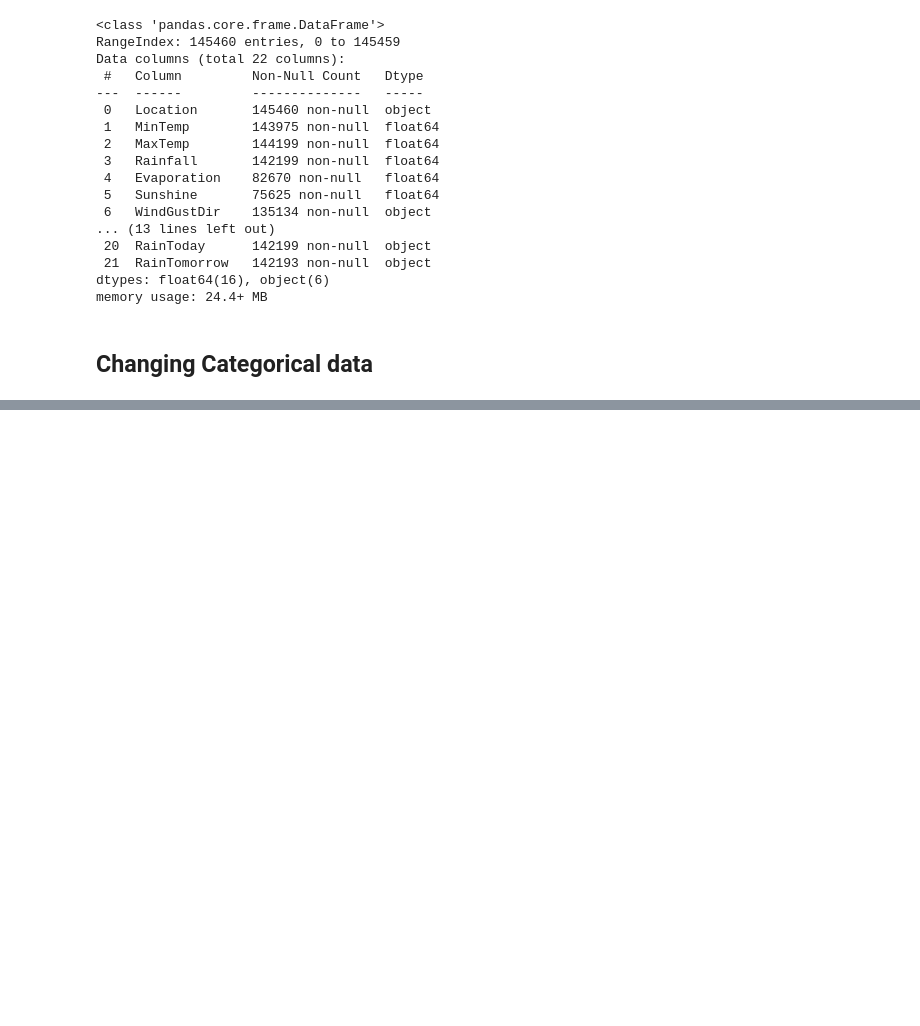
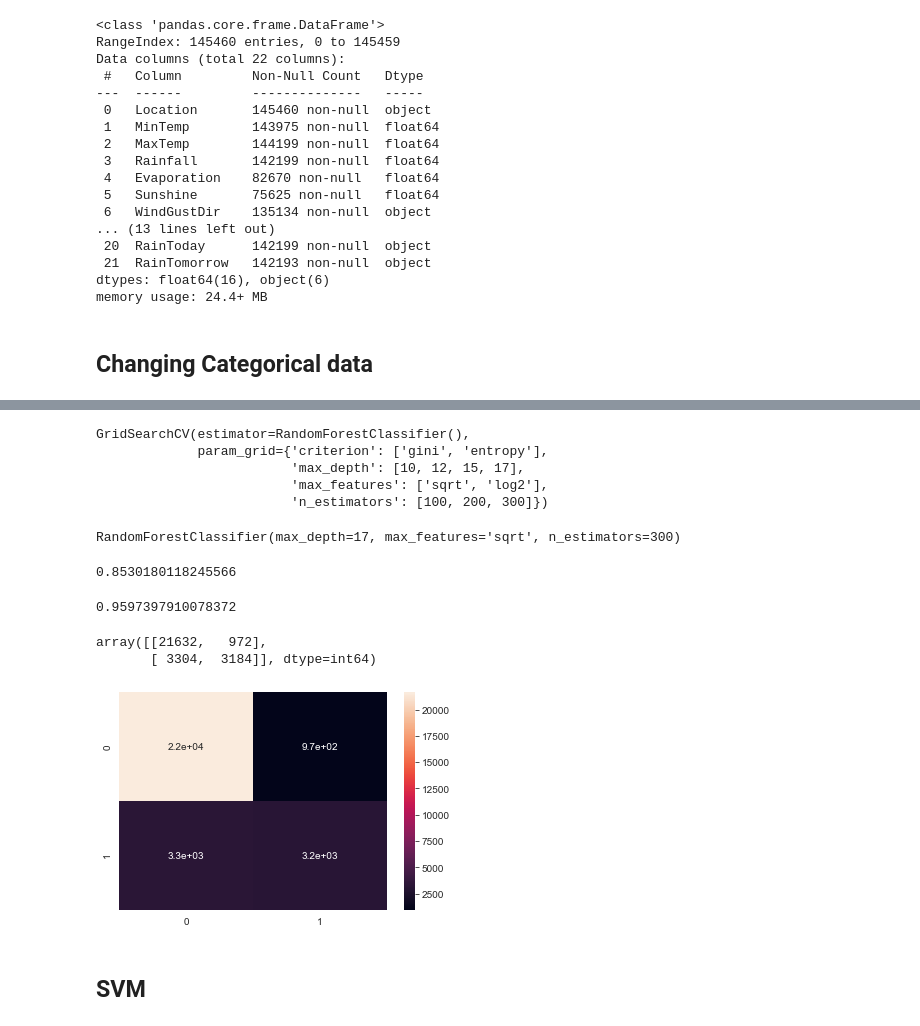
Before and after one commit to goyalanant/Rainfall_detection, a Jupyter notebook: analysis_notebook.ipynb, the cells around one changed output, grey strips where cells are left out. Drawn from its saved outputs; the diff is of its cells as text; code cells hidden in the pictures; blank space fills up the shorter version.

```diff
--- a/analysis_notebook.ipynb
+++ b/analysis_notebook.ipynb
@@ -103,0 +170,4 @@ memory usage: 21.1 MB
+# %%
+grid = {'n_neighbors' : [20],'weights' : ['distance','uniform']}
+abc = GridSearchCV(sec_clf, grid)
+abc.fit(X_train, Y_train)
@@ -103,0 +216,36 @@ memory usage: 21.1 MB
+# %%
+third_clf = RandomForestClassifier()
+# %%
+grid = {'n_estimators' : [100,200,300],'criterion' :['gini', 'entropy'],'max_depth':[10,12,15,17],'max_features' : ['sqrt','log2']}
+randomForest = GridSearchCV(third_clf, grid)
+randomForest.fit(X_train, Y_train)
+# %% [output]
+GridSearchCV(estimator=RandomForestClassifier(),
+             param_grid={'criterion': ['gini', 'entropy'],
+                         'max_depth': [10, 12, 15, 17],
+                         'max_features': ['sqrt', 'log2'],
+                         'n_estimators': [100, 200, 300]})
+# %%
+randomForest.best_estimator_
+# %% [output]
+RandomForestClassifier(max_depth=17, max_features='sqrt', n_estimators=300)
+# %%
+randomForest.score(X_test,Y_test)
+# %% [output]
+0.8530180118245566
+# %%
+randomForest.score(X_train,Y_train)
+# %% [output]
+0.9597397910078372
+# %%
+Y_pred = randomForest.predict(X_test)
+# %%
+a = confusion_matrix(Y_test,Y_pred)
+sns.heatmap(a,annot = True)
+a
+# %% [output]
+array([[21632,   972],
+       [ 3304,  3184]], dtype=int64)
+[figure, added]
+# %% [markdown]
+## SVM
```
Also changed, not shown: parts of 37 cells of this notebook.
